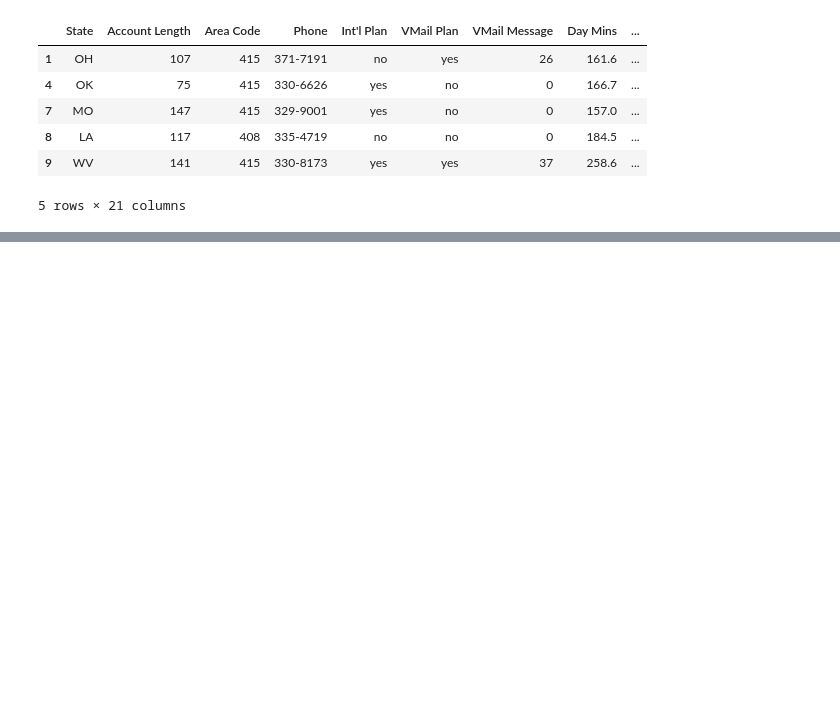
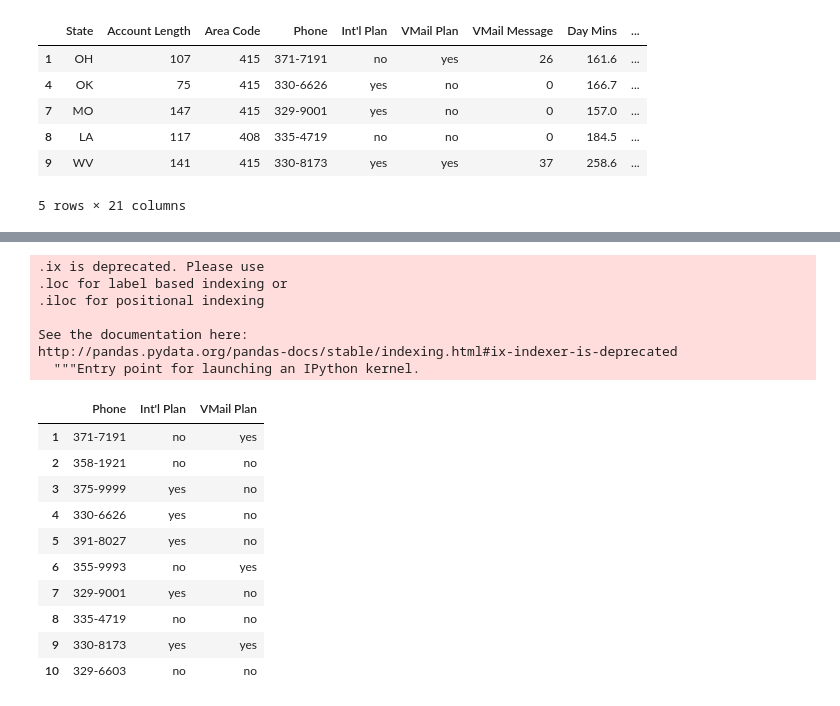
Before and after one commit to elugo00/machine-learning-python-course, a Jupyter notebook: notebooks/T2 - 1 - Data Cleaning - Data Wrangling.ipynb, the cells around one changed output, grey strips where cells are left out. Drawn from its saved outputs; the diff is of its cells as text; code cells hidden in the pictures; blank space fills up the shorter version.

Commit message:
T2 - 1 - Data Cleaning - Data Wrangling: * Subconjuntos con loc e iloc y creación de nuevas columnas

```diff
--- a/notebooks/T2 - 1 - Data Cleaning - Data Wrangling.ipynb
+++ b/notebooks/T2 - 1 - Data Cleaning - Data Wrangling.ipynb
@@ -213,0 +225,21 @@ data5.head()
+# %%
+data.ix[1:10, 3:6] # Primeras 10 filas, columnas de la 3 a la 6.
+# %% [output]
+.ix is deprecated. Please use
+.loc for label based indexing or
+.iloc for positional indexing
+
+See the documentation here:
+http://pandas.pydata.org/pandas-docs/stable/indexing.html#ix-indexer-is-deprecated
+  """Entry point for launching an IPython kernel.
+|  | Phone | Int'l Plan | VMail Plan |
+| 1 | 371-7191 | no | yes |
+| 2 | 358-1921 | no | no |
+| 3 | 375-9999 | yes | no |
+| 4 | 330-6626 | yes | no |
+| 5 | 391-8027 | yes | no |
+| 6 | 355-9993 | no | yes |
+| 7 | 329-9001 | yes | no |
+| 8 | 335-4719 | no | no |
+| 9 | 330-8173 | yes | yes |
+| 10 | 329-6603 | no | no |
```
Also changed, not shown: parts of 12 cells of this notebook.
